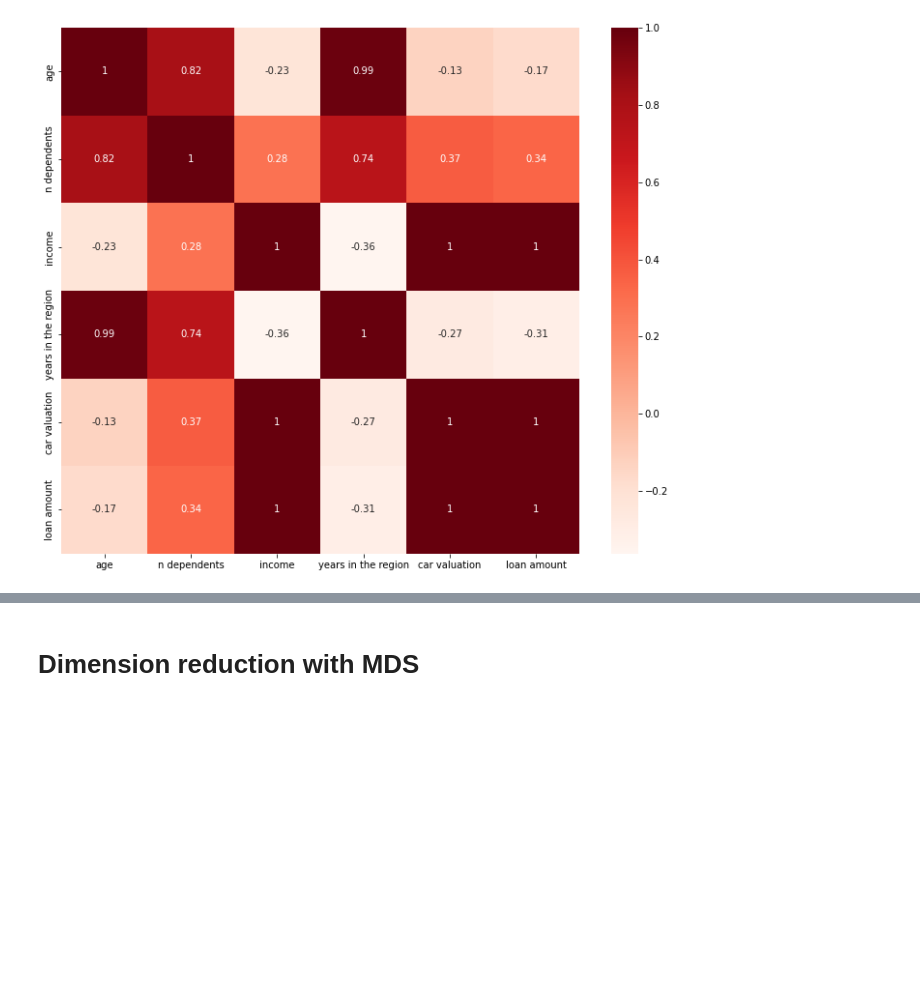
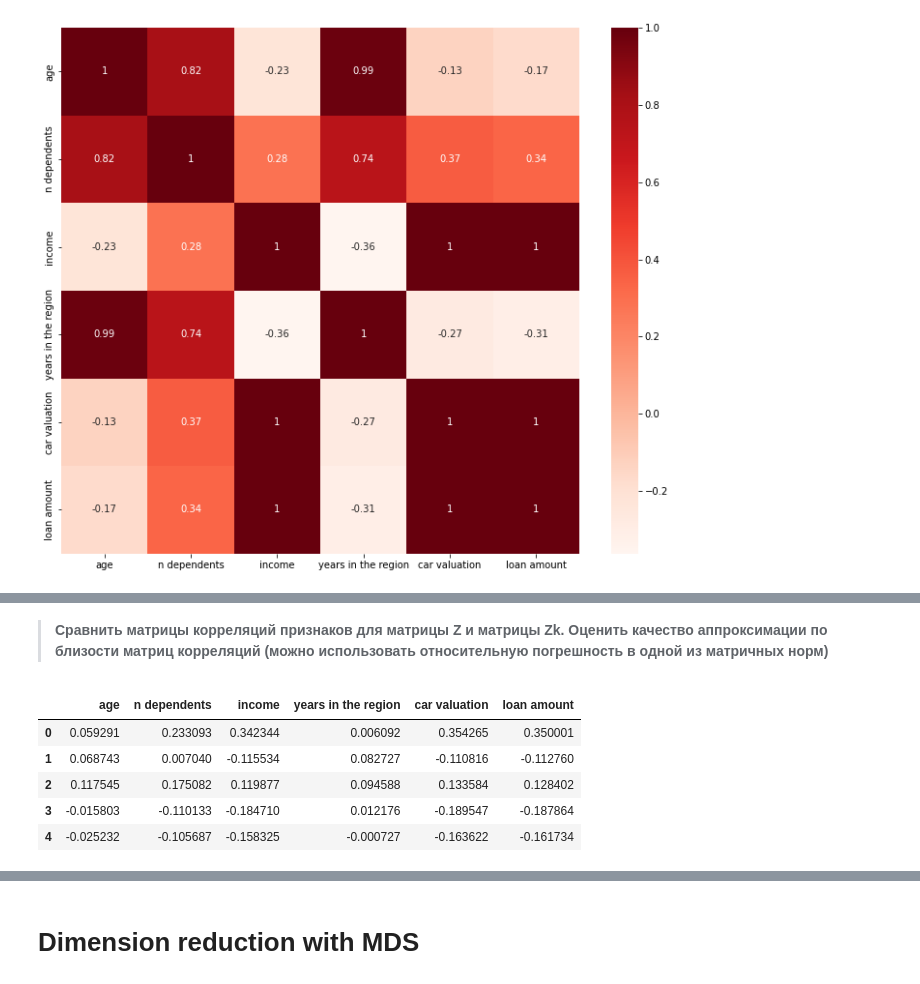
Before and after one commit to HSEDataAnalysis/LAB2, a Jupyter notebook: main.ipynb, the cells around one changed output, grey strips where cells are left out. Saved outputs shown, nothing was run; the diff lists cells and outputs as text; code cells hidden in the pictures; blank space fills up the shorter version.

```diff
--- a/main.ipynb
+++ b/main.ipynb
@@ -103,0 +292,2 @@ draw_corr_mat(df)
+# %% [markdown]
+>**Сравнить матрицы корреляций признаков для матрицы Z и матрицы Zk. Оценить качество аппроксимации по близости матриц корреляций (можно использовать относительную погрешность в одной из матричных норм)**
@@ -103,0 +296,9 @@ draw_corr_mat(df)
+# %%
+Z_k_dataframe.head()
+# %% [output]
+|  | age | n dependents | income | years in the region | car valuation | loan amount |
+| 0 | 0.059291 | 0.233093 | 0.342344 | 0.006092 | 0.354265 | 0.350001 |
+| 1 | 0.068743 | 0.007040 | -0.115534 | 0.082727 | -0.110816 | -0.112760 |
+| 2 | 0.117545 | 0.175082 | 0.119877 | 0.094588 | 0.133584 | 0.128402 |
+| 3 | -0.015803 | -0.110133 | -0.184710 | 0.012176 | -0.189547 | -0.187864 |
+| 4 | -0.025232 | -0.105687 | -0.158325 | -0.000727 | -0.163622 | -0.161734 |
```
Also changed, not shown: parts of 42 cells of this notebook.
